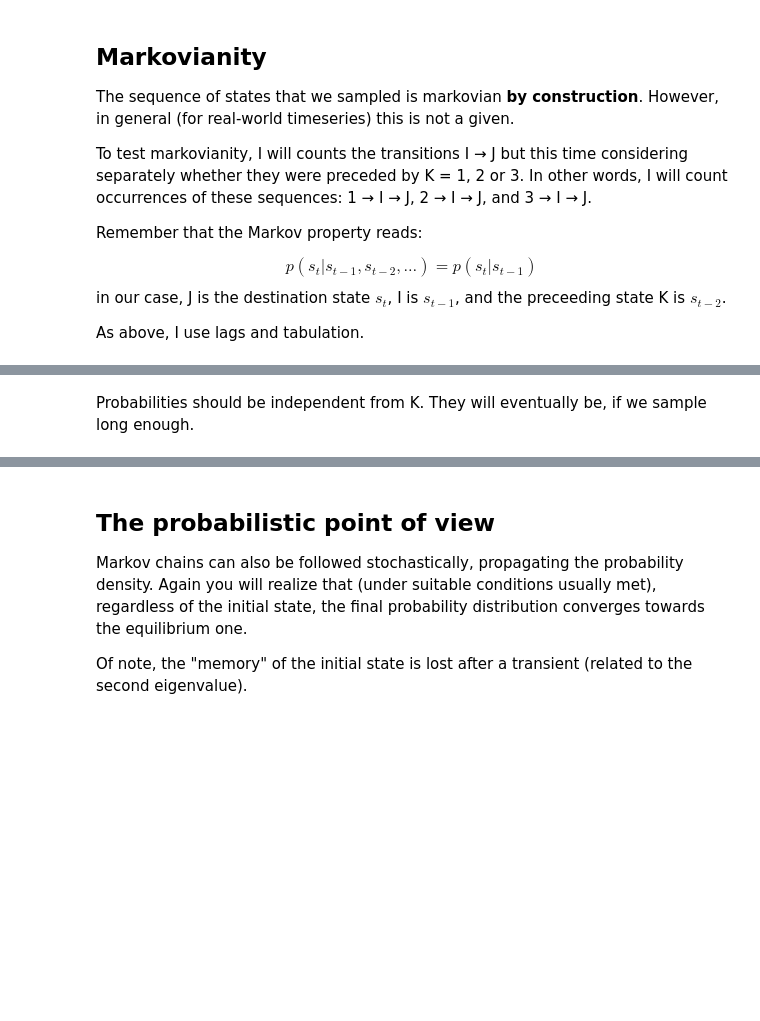
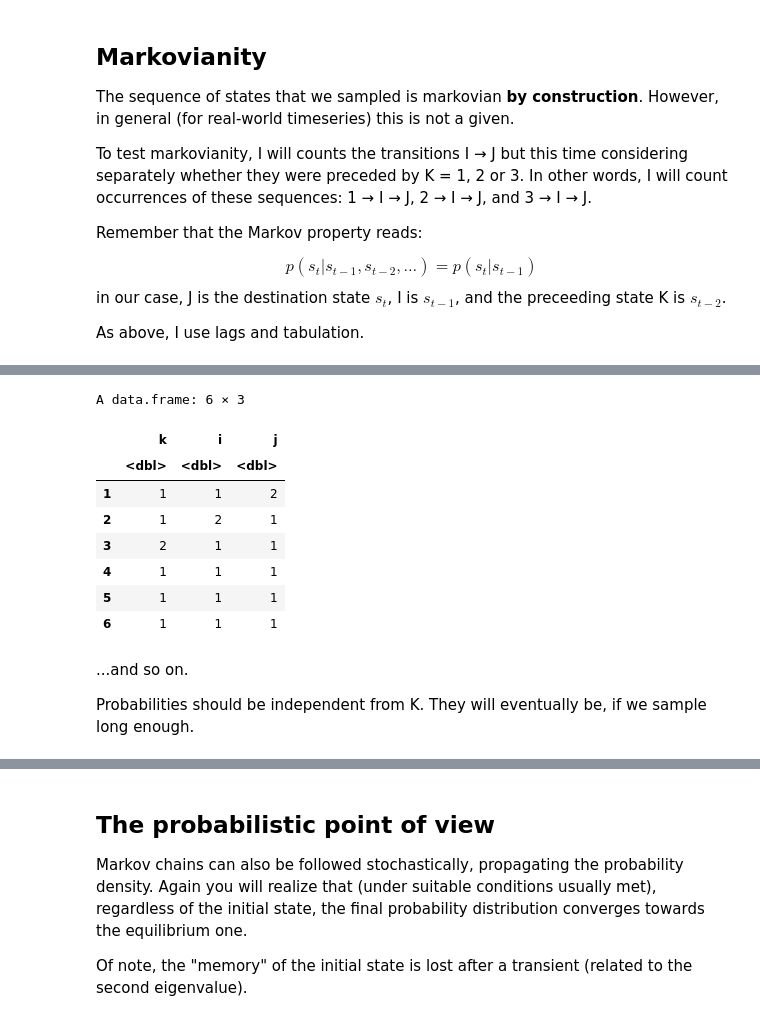
Before and after one commit to giorginolab/2021-Markov-Tutorial-BCN, a Jupyter notebook: demo.ipynb, the cells around one changed output, grey strips where cells are left out. Saved outputs shown, nothing was run; the diff lists cells and outputs as text; code cells hidden in the pictures; blank space fills up the shorter version.

```diff
--- a/demo.ipynb
+++ b/demo.ipynb
@@ -175,4 +211,5 @@ dkij <- data.frame(k = sN,
                    i = lag(zoo(sN), 1, na.pad=T),
                    j = lag(zoo(sN), 2, na.pad=T))
 dkij <- na.omit(dkij)  # The very last transition is not valid
-print(head(dkij))
+head(dkij)
+# %% [output]
@@ -179,4 +220,15 @@ print(head(dkij))
+A data.frame: 6 × 3
+|  | k | i | j |
+|  | <dbl> | <dbl> | <dbl> |
+| 1 | 1 | 1 | 2 |
+| 2 | 1 | 2 | 1 |
+| 3 | 2 | 1 | 1 |
+| 4 | 1 | 1 | 1 |
+| 5 | 1 | 1 | 1 |
+| 6 | 1 | 1 | 1 |
 # %% [markdown]
+...and so on.
+
 Probabilities should be independent from K. They will eventually be,
 if we sample long enough.
 # %%
```
Also changed, not shown: parts of 16 cells of this notebook.
